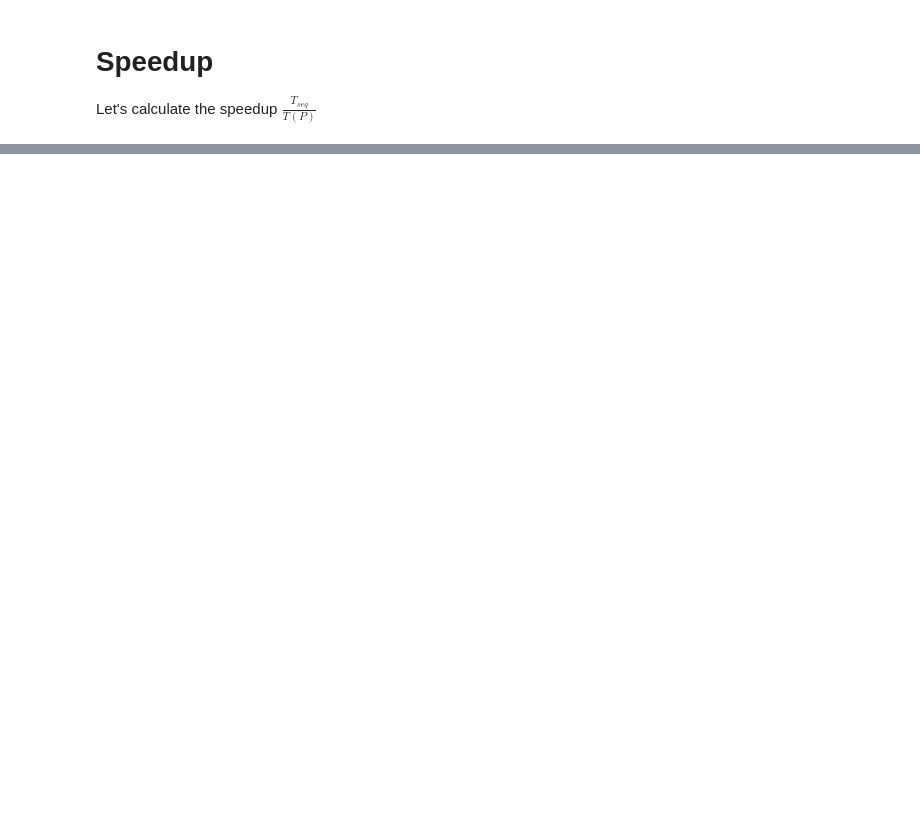
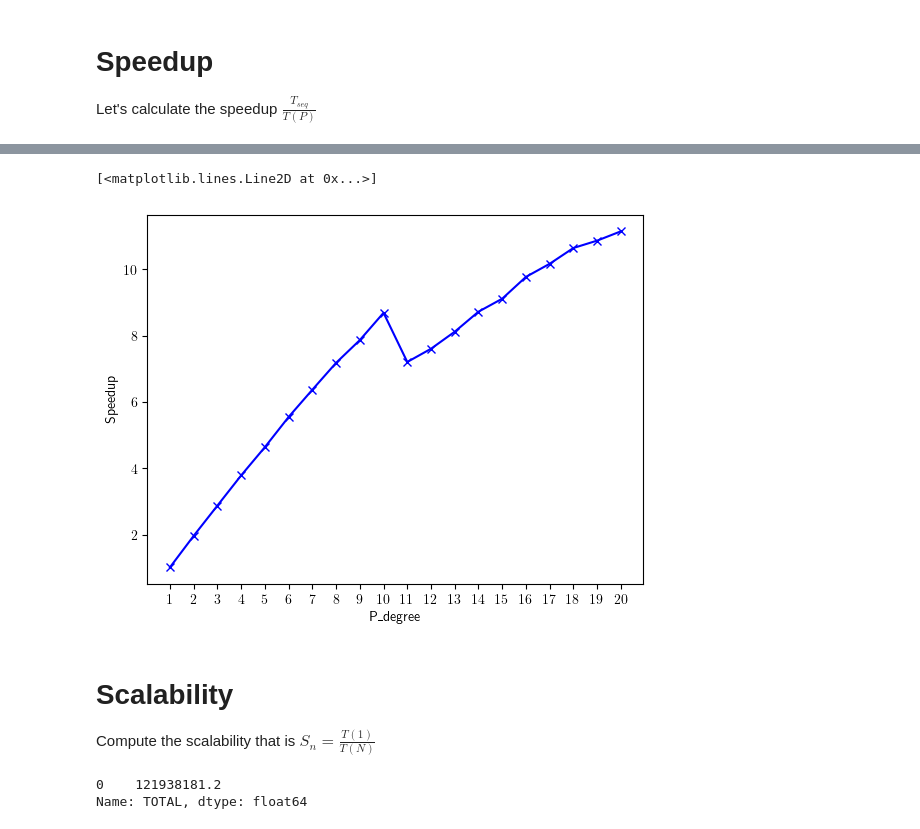
Before and after one commit to federicosilvestri/spm-project, a Jupyter notebook: benchmark_workspace/Thread_impl.ipynb, the cells around one changed output, grey strips where cells are left out. Drawn from its saved outputs; the diff is of its cells as text; code cells hidden in the pictures; blank space fills up the shorter version.

```diff
--- a/benchmark_workspace/Thread_impl.ipynb
+++ b/benchmark_workspace/Thread_impl.ipynb
@@ -27,0 +49,3 @@ plt.show()
+# %%
+# compute the mean for each group
+sp_data = data.groupby('P_DEGREE', as_index=False).mean()
@@ -30,4 +74,4 @@ plt.show()
 
 Let's calculate the speedup $\frac{T_{seq}}{T(P)}$
 # %%
-speedup = [seq_time_tot /
+sp_data['S_p'] = sp_data['TOTAL'].map(lambda x: seq_time_tot / x)
@@ -33,0 +98,20 @@ speedup = [seq_time_tot /
+# %%
+# plot results
+plt.xticks(sp_data['P_DEGREE'])
+plt.xlabel('P_{degree}')
+plt.ylabel('Speedup')
+
+plt.plot(sp_data['P_DEGREE'], sp_data['S_p'], 'x-b')
+# %% [output]
+[<matplotlib.lines.Line2D at 0x...>]
+[figure, added]
+# %% [markdown]
+# Scalability
+
+Compute the scalability that is $S_n=\frac{T(1)}{T(N)}$
+# %%
+time_n0 = sp_data[sp_data['P_DEGREE'] == 1]['TOTAL']
+time_n0
+# %% [output]
+0    121938181.2
+Name: TOTAL, dtype: float64
```
Also changed, not shown: parts of 12 cells of this notebook, 3 other files.
